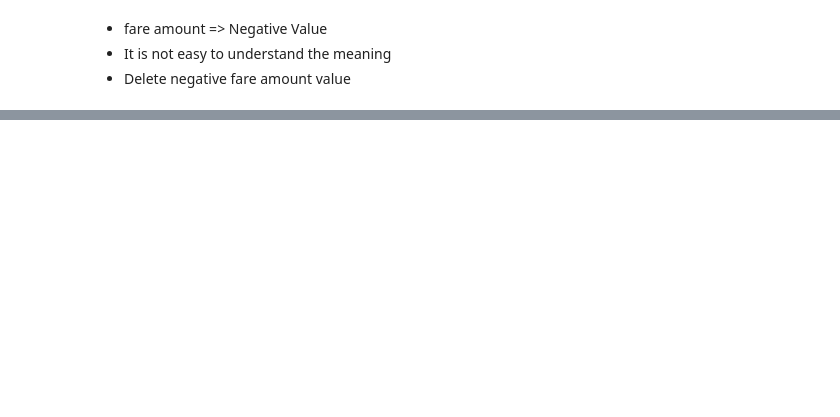
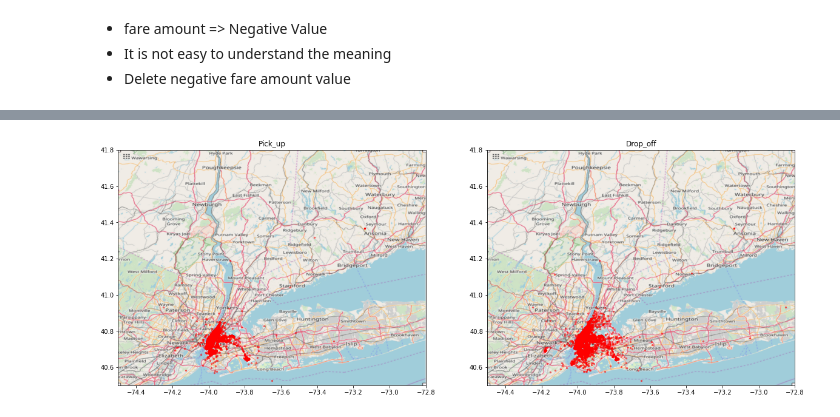
Before and after one commit to soomin461/Kaggle_data_practice, a Jupyter notebook: Kaggle_New_York_Taxi.ipynb, the cells around one changed output, grey strips where cells are left out. Drawn from its saved outputs; the diff is of its cells as text; code cells hidden in the pictures; blank space fills up the shorter version.

```diff
--- a/Kaggle_New_York_Taxi.ipynb
+++ b/Kaggle_New_York_Taxi.ipynb
@@ -169,0 +312,5 @@ train['fare_amount']
+# %%
+# delete longitude outlier
+train = train.drop(train[train['pickup_longitude']>180].index, axis=0).reset_index(drop=True)
+train = train.drop(train[train['pickup_longitude']<-180].index, axis=0).reset_index(drop=True)
+Counter(train['pickup_longitude'] < -180), Counter(train['pickup_longitude']>180)
@@ -169,0 +368,3 @@ train['fare_amount']
+# %%
+sample_df['pickup_datetime'] = pd.to_datetime(sample_df['pickup_datetime'])
+sample_df['key'] = pd.to_datetime(sample_df['key'])
@@ -169,0 +387,20 @@ train['fare_amount']
+# %%
+def make_map_scatter(df, box, map, s=5, alpha=0.5):
+    fig = plt.figure()
+    fig.set_size_inches(20, 10)
+
+    # 1) scatter -> imshow
+    ax1 = fig.add_subplot(121)
+    ax1.set_title('Pick_up')
+    ax1.scatter(df['pickup_longitude'], df['pickup_latitude'], s=s, alpha=alpha, c='r')
+    ax1.imshow(map, extent=box)
+
+    # 2) scatter -> imshow
+    ax2 = fig.add_subplot(122)
+    ax2.set_title('Drop_off')
+    ax2.scatter(df['dropoff_longitude'], df['dropoff_latitude'], s=s, alpha=alpha, c='r')
+    ax2.imshow(map, extent=box)
+
+make_map_scatter(sample_df, box1, map1)
+# %% [output]
+[figure, added]
```
Also changed, not shown: parts of 26 cells of this notebook.
